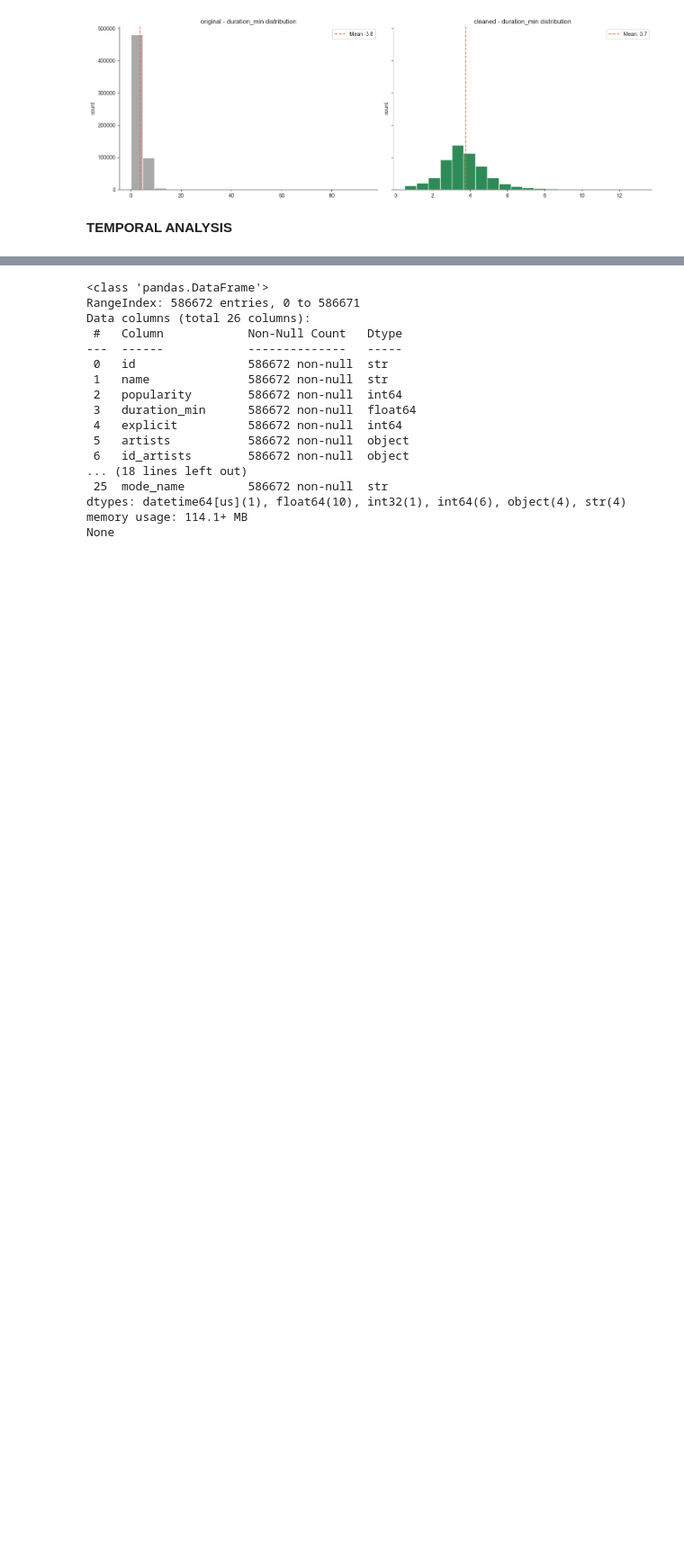
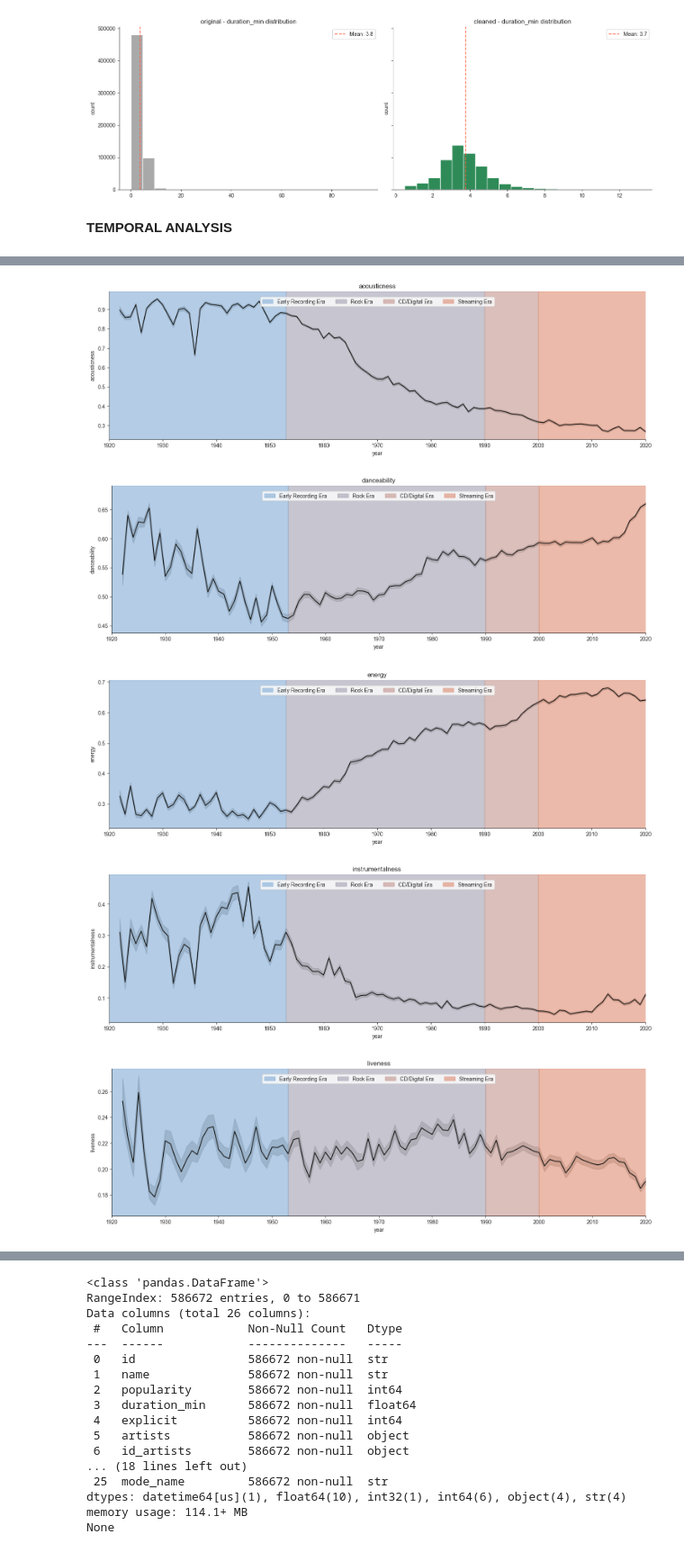
Before and after one commit to manuelcernigoj-lab/spoti-century, a Jupyter notebook: notebooks/01_tracks_elt.ipynb, the cells around one changed output, grey strips where cells are left out. Shown at 90% size. Cells and saved outputs as stored; diff of their text form; code cells hidden in the pictures; blank space fills up the shorter version.

Commit message:
v0.41 01_tracks_elt.ipynb: Continuing Audio Features temporal analysis

```diff
--- a/notebooks/01_tracks_elt.ipynb
+++ b/notebooks/01_tracks_elt.ipynb
@@ -691,0 +655,38 @@ for i, (f, c) in enumerate(zip(features_list_all, colors)):
+# %%
+# Eras definition
+eras = [
+    (1920, 1953, '#6a9bcc', 'Early Recording Era'),
+    (1953, 1990, '#918fa3', 'Rock Era'),
+    (1990, 2000, '#b98178', 'CD/Digital Era'),
+    (2000, 2020, '#d97757', 'Streaming Era'),
+]
+
+for f in features_list_all:
+    fig, ax = plt.subplots(figsize=(18, 5))
+
+    # Plot the feature (single color)
+    sns.lineplot(tracks_clean[tracks_clean['year'] >= 1920],
+                 x='year', y=f, color='#141413', ax=ax)
+
+    # Shaded era regions
+    for start, end, color, label in eras:
+        ax.axvspan(start, end, alpha=0.5, color=color, label=label)
+
+    ax.set_title(f)
+    ax.set_xlim(1920, 2020)
+    ax.set_xticks(range(1920, 2021, 10))
+    ax.legend(
+    loc='upper center',        # ancora la legend in alto al centro
+    bbox_to_anchor=(0.5, 0.98), # (50% x, leggermente sopra il plot)
+    ncols=4,                   # 4 categorie = 4 colonne orizzontali
+    fontsize=10
+    )
+    sns.despine()
+
+plt.show()
+# %% [output]
+[figure, added]
+[figure, added]
+[figure, added]
+[figure, added]
+[figure, added]
```
Also changed, not shown: parts of 4 cells of this notebook.
